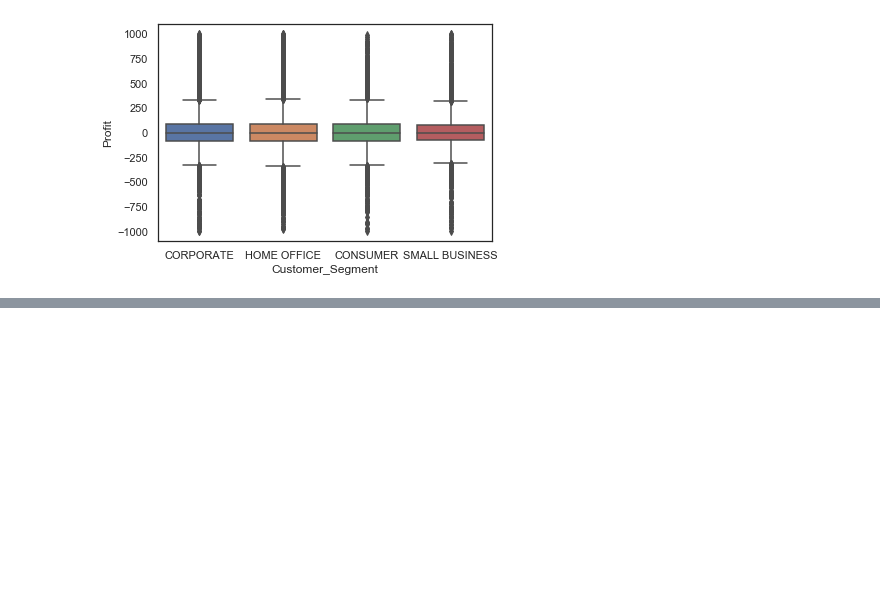
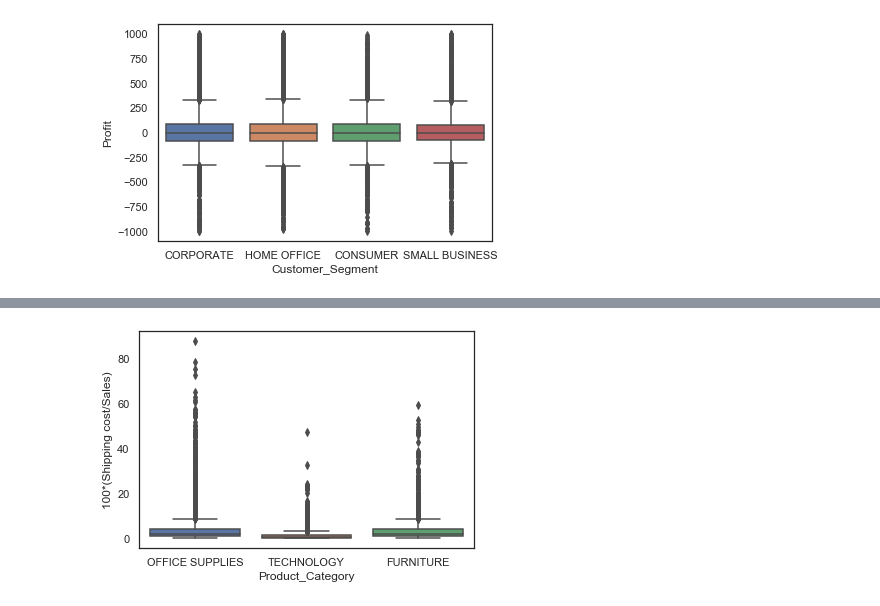
Before and after one commit to R-aryan/Machine_Learning_Crash_Course, a Jupyter notebook: Data Visualization/Plotting_Categorical_Data.ipynb, the cells around one changed output, grey strips where cells are left out. Drawn from its saved outputs; the diff is of its cells as text; code cells hidden in the pictures; blank space fills up the shorter version.

```diff
--- a/Data Visualization/Plotting_Categorical_Data.ipynb
+++ b/Data Visualization/Plotting_Categorical_Data.ipynb
@@ -120,0 +136,7 @@ plt.show()
+# %%
+# plot shipping cost as percentage of Sales amount
+sns.boxplot(x=df['Product_Category'], y=100*df['Shipping_Cost']/df['Sales'])
+plt.ylabel("100*(Shipping cost/Sales)")
+plt.show()
+# %% [output]
+[figure, added]
```
Also changed, not shown: parts of 3 cells of this notebook.
